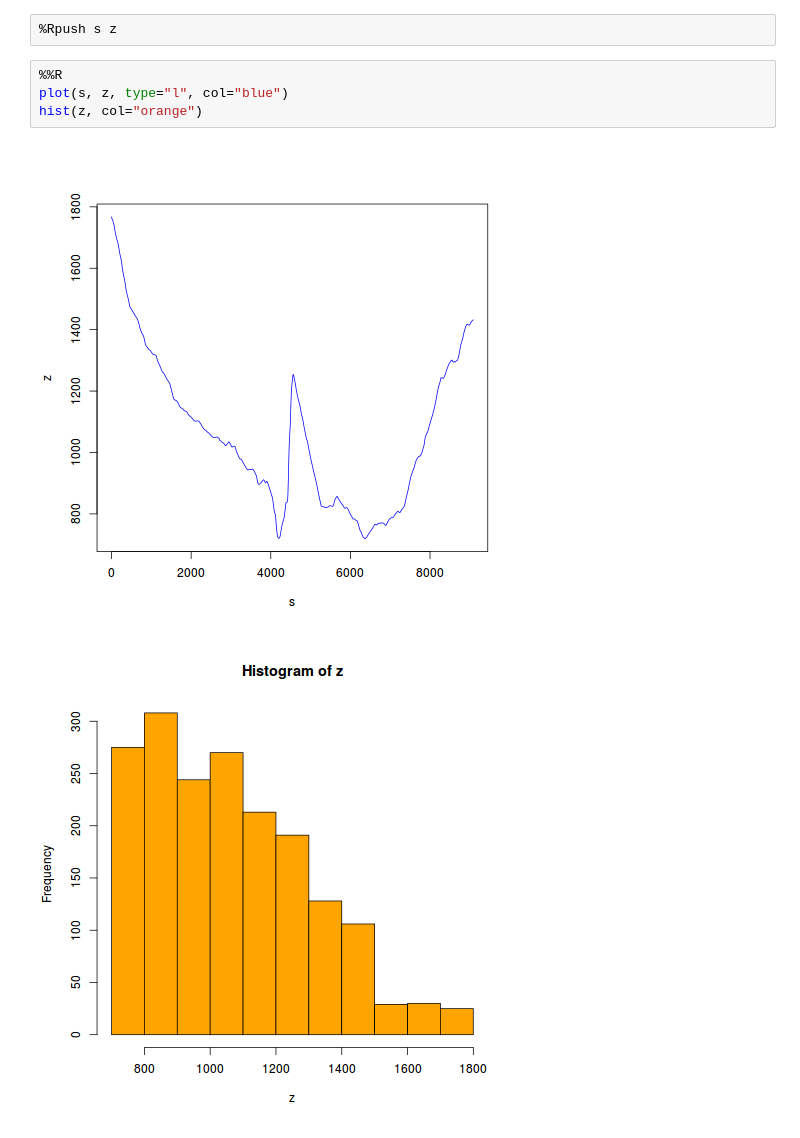
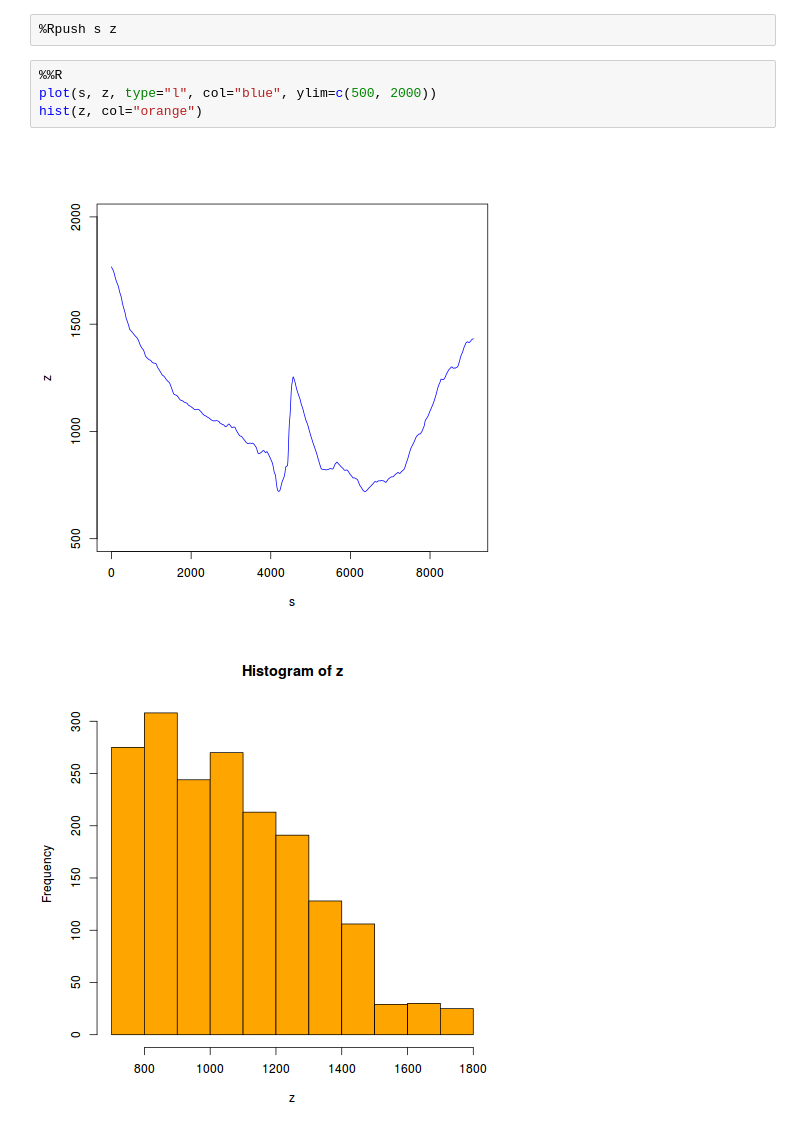
Before and after one commit to mauroalberti/gsf, a Jupyter notebook: docs/notebooks/Profiles - R and Julia tests.ipynb, the cells around one changed output. Drawn from its saved outputs; the diff is of its cells as text.

```diff
--- a/docs/notebooks/Profiles - R and Julia tests.ipynb
+++ b/docs/notebooks/Profiles - R and Julia tests.ipynb
@@ -491,8 +490,8 @@ The rpy2.ipython extension is already loaded. To reload it, use:
 %Rpush s z
 # %%
 %%R
-plot(s, z, type="l", col="blue")
+plot(s, z, type="l", col="blue", ylim=c(500, 2000))
 hist(z, col="orange")
 # %% [output]
-[figure, old version]
+[figure, new version]
 [figure]
```
Also changed, not shown: parts of 2 cells of this notebook, 1 other file.
